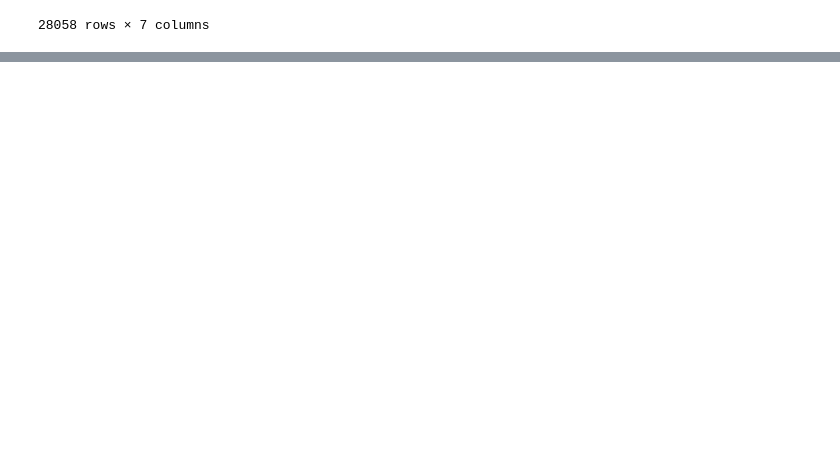
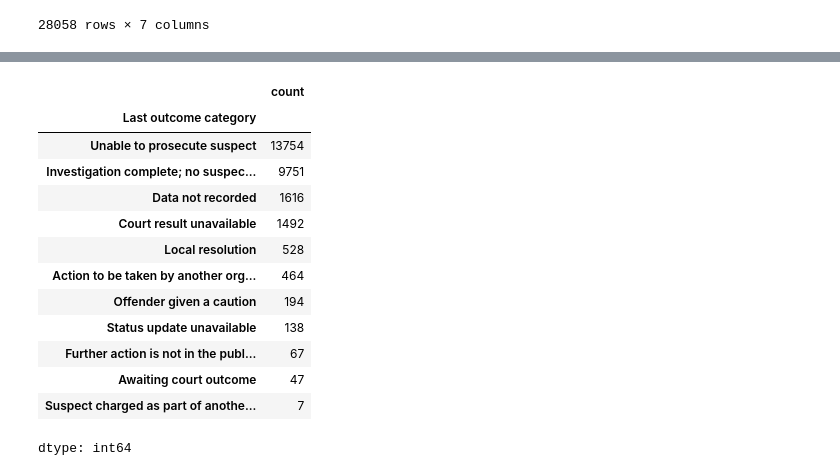
Before and after one commit to zhangwiki86-soton/L7---Data-Analysis-and-Visualisation, a Jupyter notebook: CrimeData.ipynb, the cells around one changed output, grey strips where cells are left out. Saved outputs shown, nothing was run; the diff lists cells and outputs as text; code cells hidden in the pictures; blank space fills up the shorter version.

```diff
--- a/CrimeData.ipynb
+++ b/CrimeData.ipynb
@@ -175,0 +177,18 @@ dtype: int64
+# %%
+# Check if intended records returned ('Further action not in the public interest' count 67 (47+12+11))
+CleanData['Last outcome category'].value_counts()
+# %% [output]
+|  | count |
+| Last outcome category |  |
+| Unable to prosecute suspect | 13754 |
+| Investigation complete; no suspec... | 9751 |
+| Data not recorded | 1616 |
+| Court result unavailable | 1492 |
+| Local resolution | 528 |
+| Action to be taken by another org... | 464 |
+| Offender given a caution | 194 |
+| Status update unavailable | 138 |
+| Further action is not in the publ... | 67 |
+| Awaiting court outcome | 47 |
+| Suspect charged as part of anothe... | 7 |
+dtype: int64
```
Also changed, not shown: parts of 8 cells of this notebook.
